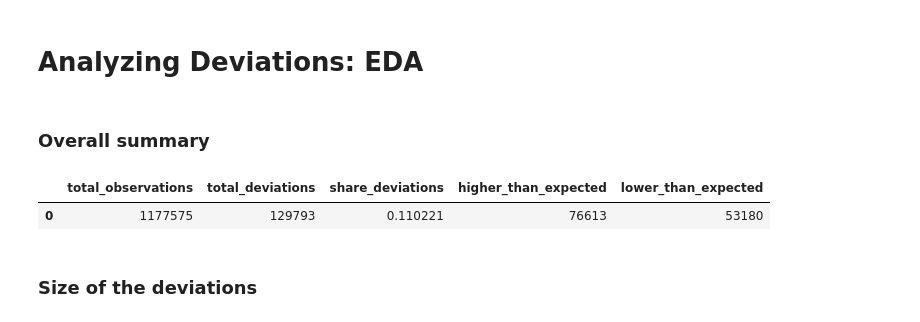
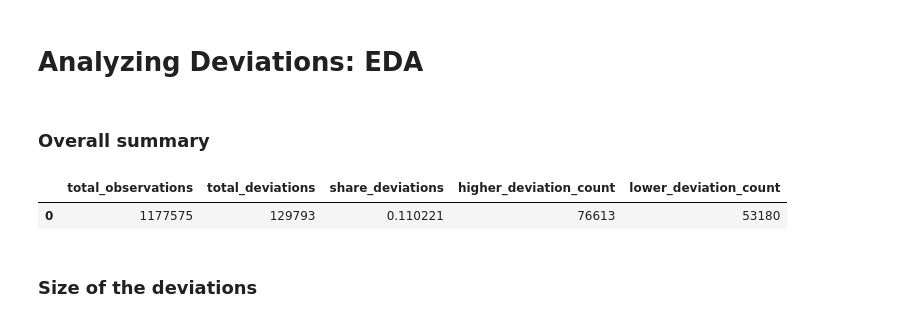
Before and after one commit to annasolodka/mda-cycling-traffic-analysis, a Jupyter notebook: notebooks/05_detect_deviations.ipynb, the cells around one changed output. Cells and saved outputs as stored; diff of their text form; code cells hidden in the pictures.

```diff
--- a/notebooks/05_detect_deviations.ipynb
+++ b/notebooks/05_detect_deviations.ipynb
@@ -265,19 +265,19 @@ deviation_data.head(10)
 # %%
 overall_summary = pd.DataFrame({
     "total_observations": [deviation_data.shape[0]],
     "total_deviations": [deviation_data["is_deviation"].sum()],
     "share_deviations": [deviation_data["is_deviation"].mean()],
-    "higher_than_expected": [
+    "higher_deviation_count": [
         (deviation_data["deviation_direction"] == "Higher than expected").sum()
     ],
-    "lower_than_expected": [
+    "lower_deviation_count": [
         (deviation_data["deviation_direction"] == "Lower than expected").sum()
     ],
 })
 
 overall_summary
 # %% [output]
-|  | total_observations | total_deviations | share_deviations | higher_than_expected | lower_than_expected |
+|  | total_observations | total_deviations | share_deviations | higher_deviation_count | lower_deviation_count |
 | 0 | 1177575 | 129793 | 0.110221 | 76613 | 53180 |
 # %% [markdown]
 ### Size of the deviations
```
Also changed, not shown: parts of 46 cells of this notebook.
